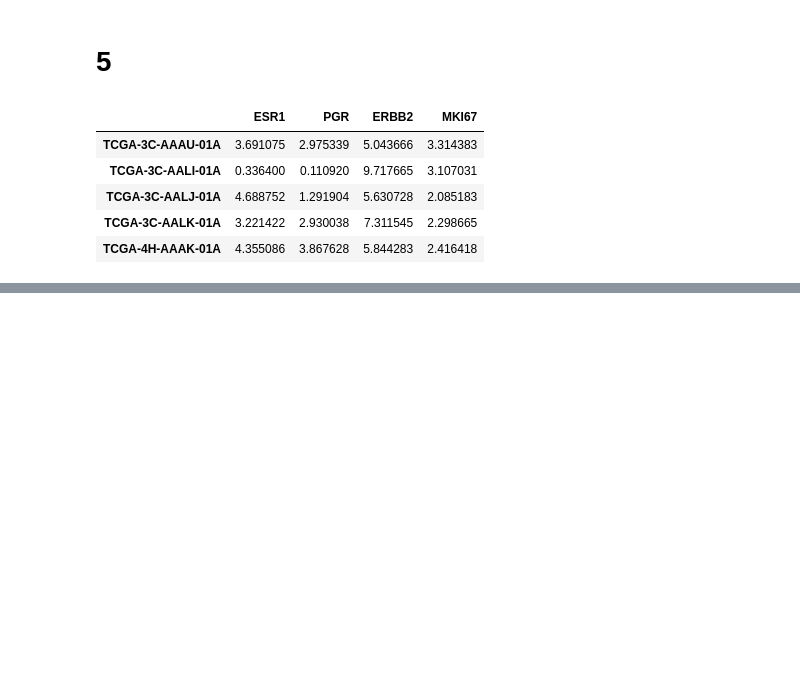
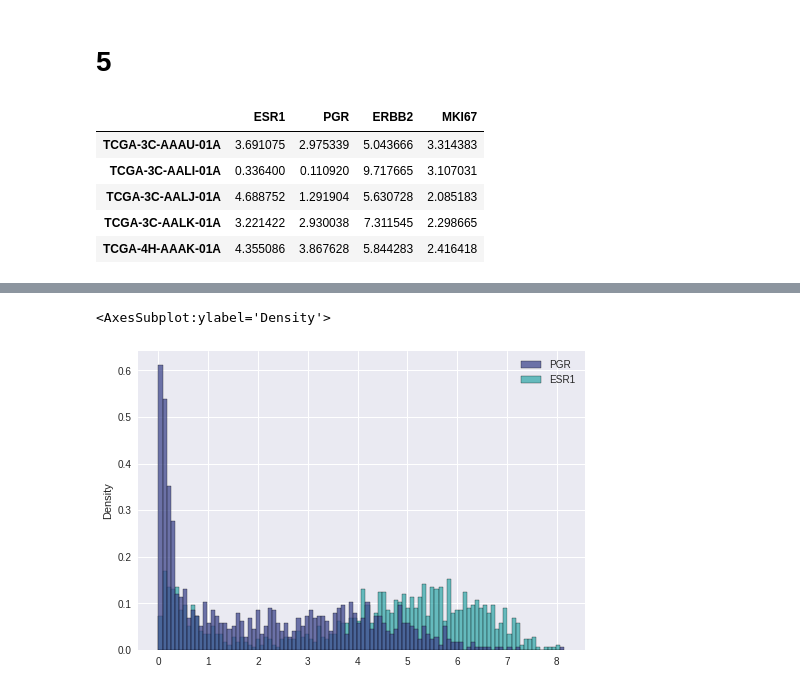
Before and after one commit to alex123012/Bioinf_HW, a Jupyter notebook: eleventh_HW/Untitled.ipynb, the cells around one changed output, grey strips where cells are left out. Saved outputs shown, nothing was run; the diff lists cells and outputs as text; code cells hidden in the pictures; blank space fills up the shorter version.

```diff
--- a/eleventh_HW/Untitled.ipynb
+++ b/eleventh_HW/Untitled.ipynb
@@ -135,0 +149,6 @@ sns.histplot(data=df_key['ESR1'], binrange=(-0.05, 8), bins=100, stat='density',
+# %%
+df = df_key[['PGR', 'ESR1']]
+sns.histplot(data=df, binrange=(df.min().min(), df.max().max()), bins=100, stat='density', palette='mako')
+# %% [output]
+<AxesSubplot:ylabel='Density'>
+[figure, added]
```
Also changed, not shown: parts of 9 cells of this notebook, 1 other file.
